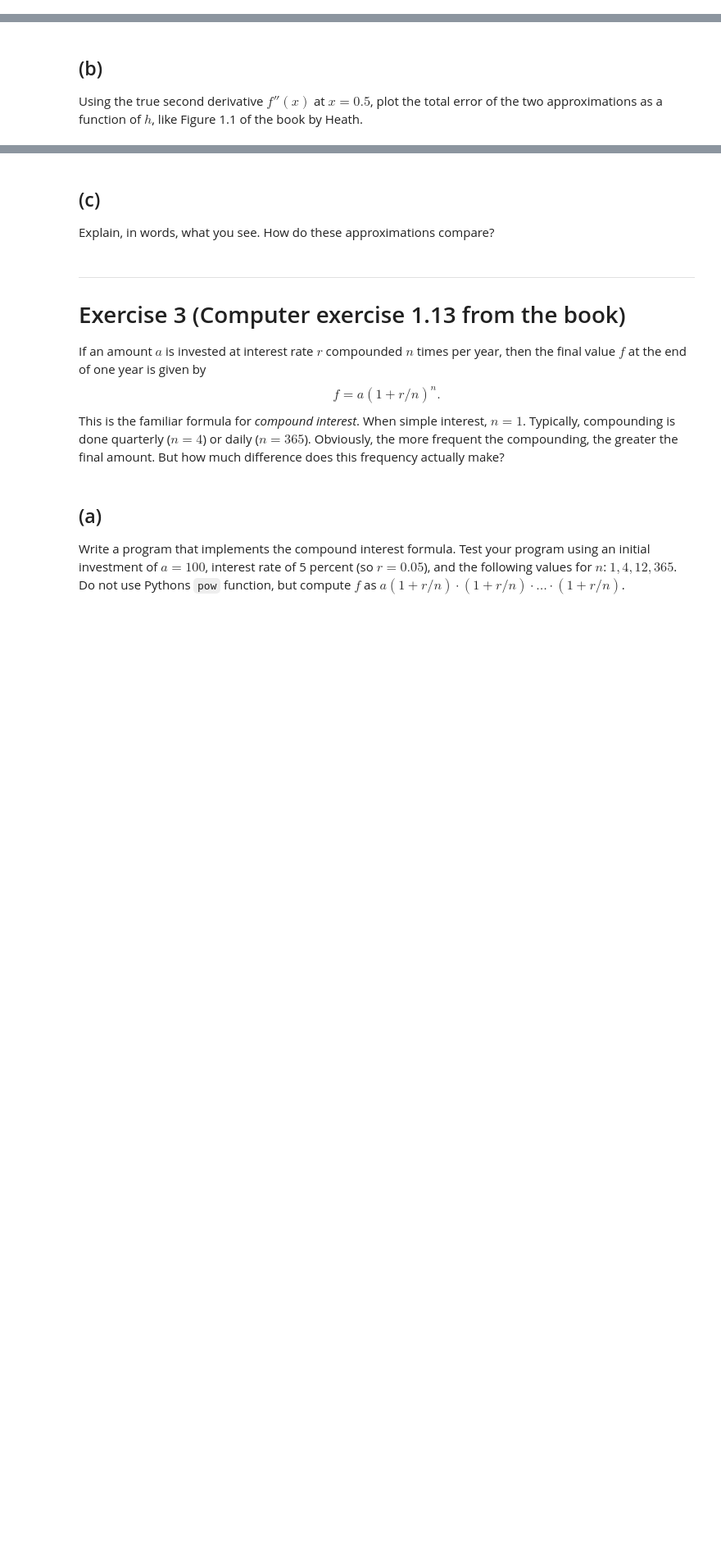
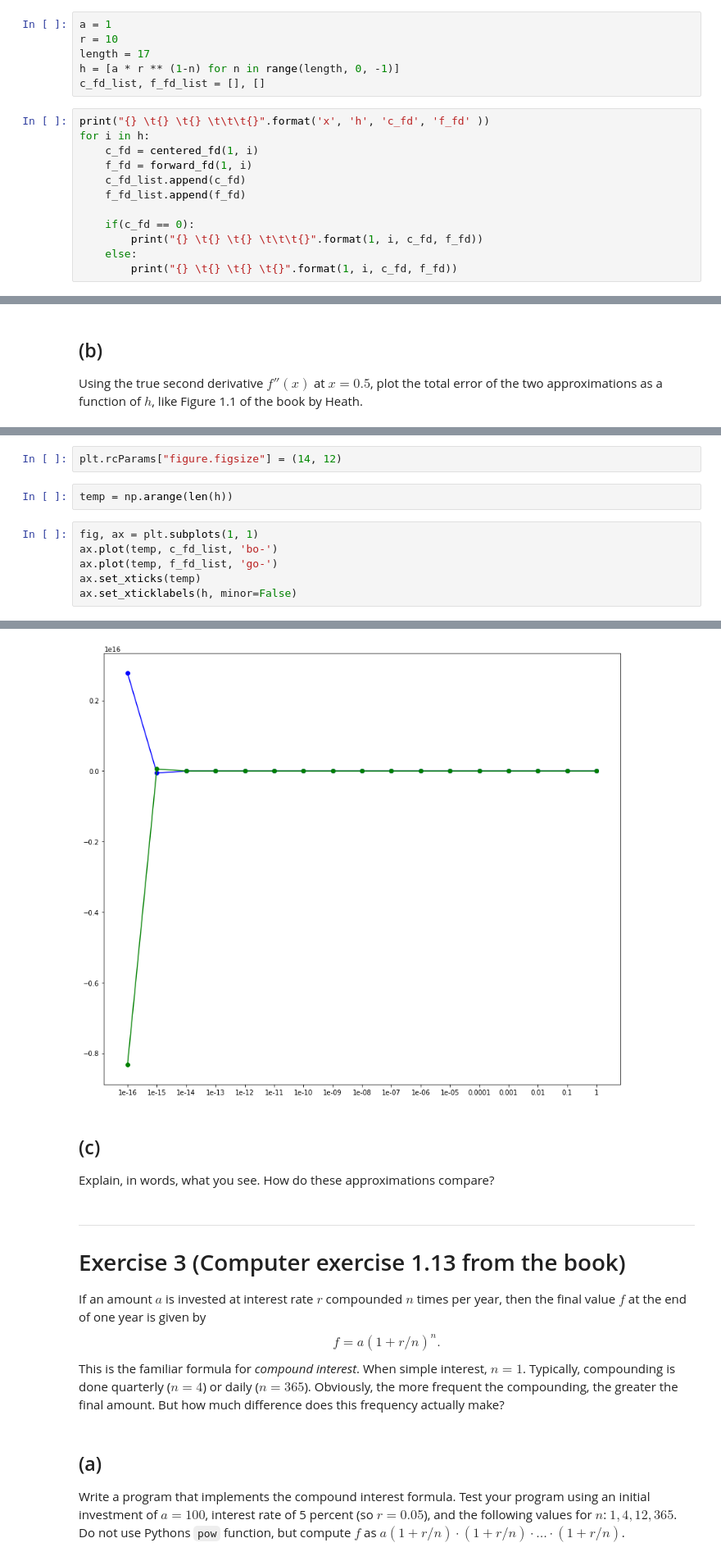
Before and after one commit to tharangni/num-alg-2018, a Jupyter notebook: hw1/Homework Assignment 1.ipynb, the cells around one changed output, grey strips where cells are left out. Shown at 82% size. Saved outputs shown, nothing was run; the diff lists cells and outputs as text; blank space fills up the shorter version.

```diff
--- a/hw1/Homework Assignment 1.ipynb
+++ b/hw1/Homework Assignment 1.ipynb
@@ -285,0 +304,18 @@ Consider the function $f(x) = \exp(-2x)$ evaluated at $x = 0.5$. Compute both fi
+# %%
+a = 1
+r = 10
+length = 17
+h = [a * r ** (1-n) for n in range(length, 0, -1)]
+c_fd_list, f_fd_list = [], []
+# %%
+print("{} \t{} \t{} \t\t\t{}".format('x', 'h', 'c_fd', 'f_fd' ))
+for i in h:
+    c_fd = centered_fd(1, i)
+    f_fd = forward_fd(1, i)
+    c_fd_list.append(c_fd)
+    f_fd_list.append(f_fd)
+
+    if(c_fd == 0):
+        print("{} \t{} \t{} \t\t\t{}".format(1, i, c_fd, f_fd))
+    else:
+        print("{} \t{} \t{} \t{}".format(1, i, c_fd, f_fd))
@@ -288,0 +348,11 @@ Using the true second derivative $f''(x)$ at $x=0.5$, plot the total error of th
+# %%
+plt.rcParams["figure.figsize"] = (14, 12)
+# %%
+temp = np.arange(len(h))
+# %%
+fig, ax = plt.subplots(1, 1)
+ax.plot(temp, c_fd_list, 'bo-')
+ax.plot(temp, f_fd_list, 'go-')
+ax.set_xticks(temp)
+ax.set_xticklabels(h, minor=False)
+# %% [output]
@@ -289,3 +376,4 @@ Using the true second derivative $f''(x)$ at $x=0.5$, plot the total error of th
+[figure, added]
 # %% [markdown]
 ## (c)
 Explain, in words, what you see. How do these approximations compare?
```
Also changed, not shown: parts of 15 cells of this notebook.
